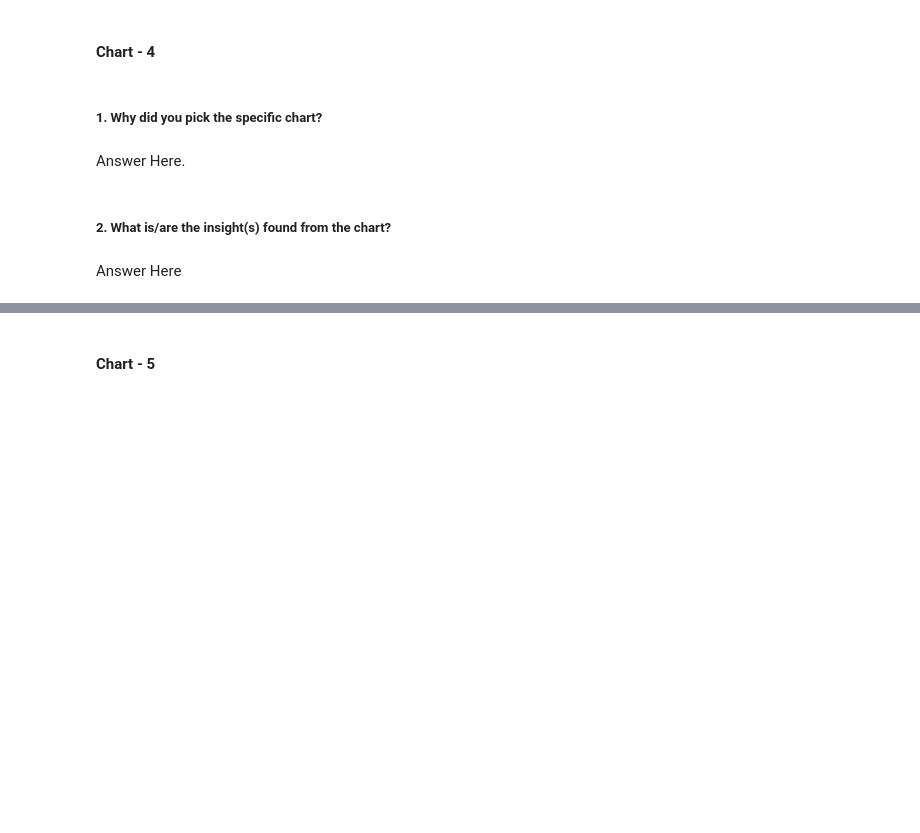
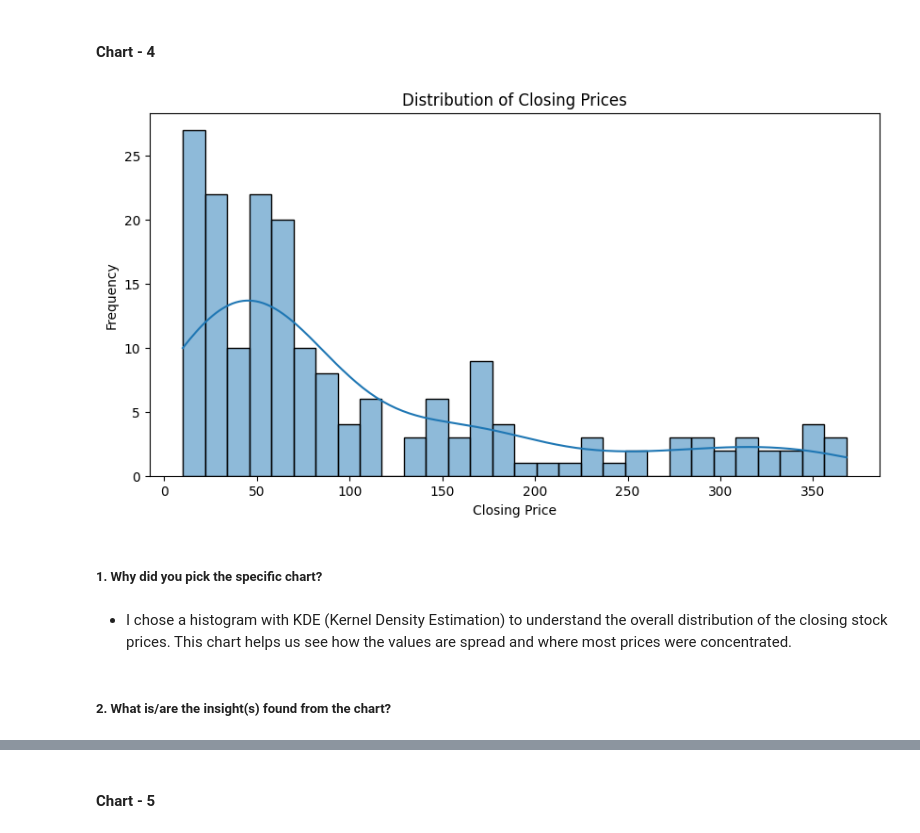
Before and after one commit to Vaisakh-Nirupam/Yes_Bank_Stock_Closing_Price_Prediction, a Jupyter notebook: Yes_Bank_Stock_Prediction.ipynb, the cells around one changed output, grey strips where cells are left out. Cells and saved outputs as stored; diff of their text form; code cells hidden in the pictures; blank space fills up the shorter version.

```diff
--- a/Yes_Bank_Stock_Prediction.ipynb
+++ b/Yes_Bank_Stock_Prediction.ipynb
@@ -234,8 +282,16 @@ Answer Here
+# %%
+# Chart - 4 visualization code
+plt.figure(figsize=(10, 5))
+sns.histplot(df['Close'], bins=30, kde=True)
+plt.title('Distribution of Closing Prices')
+plt.xlabel('Closing Price')
+plt.ylabel('Frequency')
+plt.show()
+# %% [output]
+[figure, added]
 # %% [markdown]
 ##### 1. Why did you pick the specific chart?
-# %% [markdown]
-Answer Here.
+# %% [markdown]
+- I chose a histogram with KDE (Kernel Density Estimation) to understand the overall distribution of the closing stock prices. This chart helps us see how the values are spread and where most prices were concentrated.
 # %% [markdown]
 ##### 2. What is/are the insight(s) found from the chart?
-# %% [markdown]
-Answer Here
```
Also changed, not shown: parts of 221 cells of this notebook.
